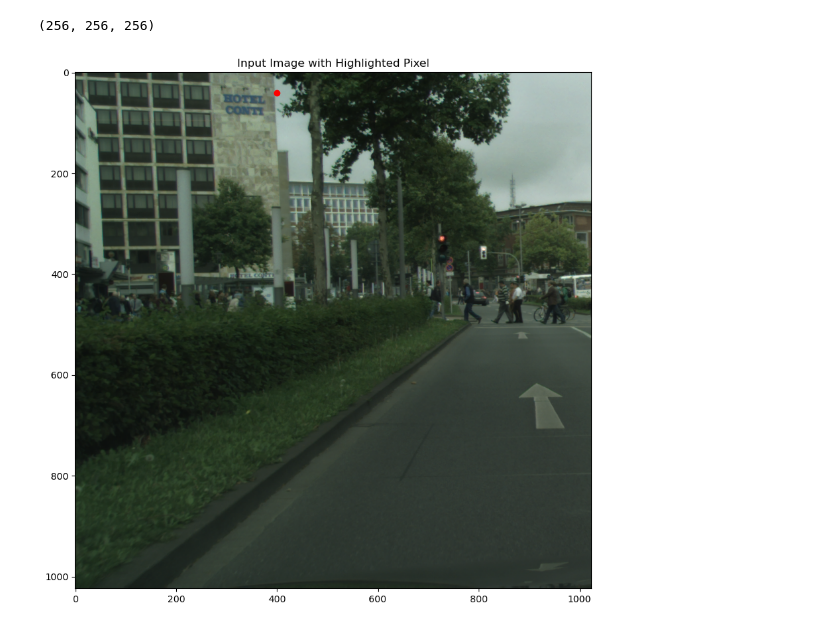
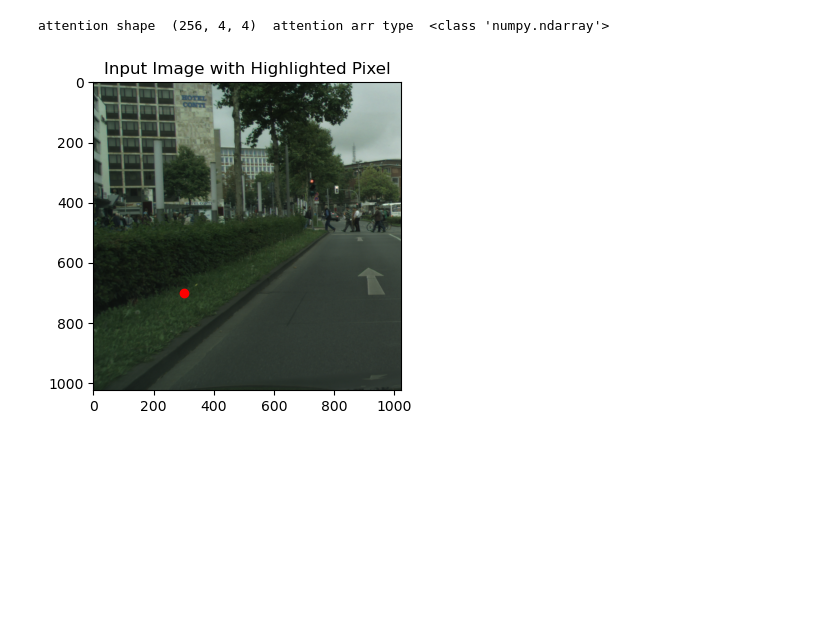
Before and after one commit to mahfuzalhasan/local-attention-model, a Jupyter notebook: notebooks/atten_viz_pretrained.ipynb, the cells around one changed output. Drawn from its saved outputs; the diff is of its cells as text; code cells hidden in the pictures; blank space fills up the shorter version.

Commit message:
update attention viz

```diff
--- a/notebooks/atten_viz_pretrained.ipynb
+++ b/notebooks/atten_viz_pretrained.ipynb
@@ -200,32 +162,32 @@ attention layer 3 head  8 torch.Size([1, 1, 1024, 1024])
-# %%
-head = 0
-layer = 0
-atten = get_attention_matrix(attention, layer, head)
-
-# convert to numpy
-atten = atten.cpu().numpy()
-print(atten.shape)
-# %% [output]
-(256, 256, 256)
+# %%
+pixel = (300, 700)
+layer = 4
+head = 3
+
+attention = get_attention_matrix(atten, layer, head)
+
+factor = 4
+downsample_factor = factor * 2**(layer - 1)
+
+print("attention shape ", attention.shape, " attention arr type ", type(attention))
+# %% [output]
+attention shape  (256, 4, 4)  attention arr type  <class 'numpy.ndarray'>
 # %%
-pixel = (400, 40)
-downsample_factor = 4
-
 # Convert the tensor to a NumPy array
 # image_array = image[0].permute(1, 2, 0).cpu().numpy()
-image = unnormalize_img_numpy(image)
-image_array = image
-# Plot the image
-plt.figure(figsize=(10, 10))
+unnormalized_image = unnormalize_img_numpy(img)
+image_array = unnormalized_image
+
+plt.figure(figsize=(4, 4))
 plt.imshow(image_array)
 
 # Highlight the pixel at (100, 100) in red
 plt.scatter(pixel[0], pixel[1], c='red', marker='o')
 
 plt.title('Input Image with Highlighted Pixel')
 plt.show()
 # %% [output]
-[figure, old version]
+[figure, new version]
 # %%
 downsized_pixel = (pixel[0] // downsample_factor, pixel[1] // downsample_factor)
 
```
Also changed, not shown: parts of 21 cells of this notebook.
